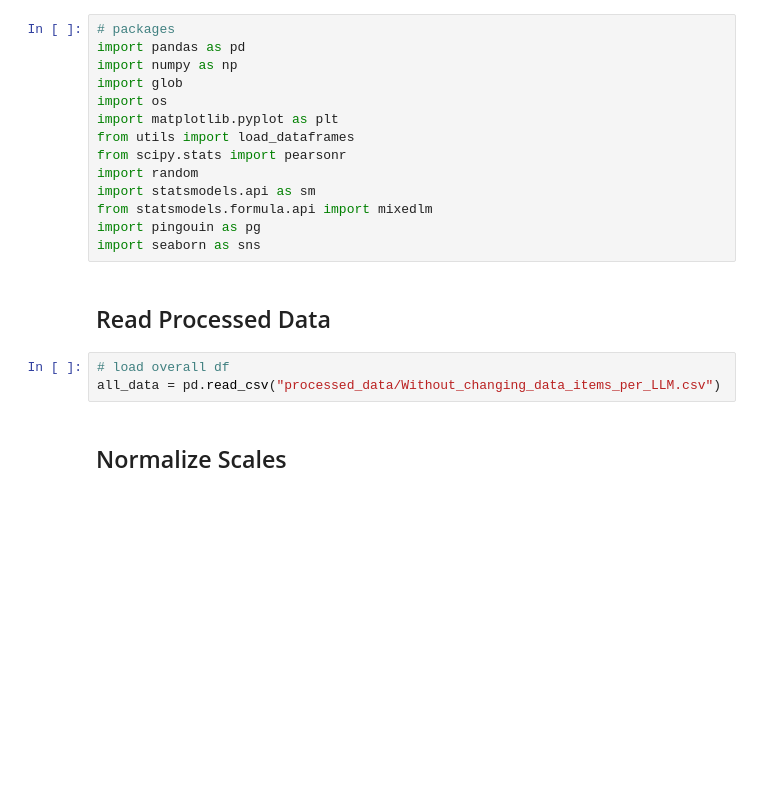
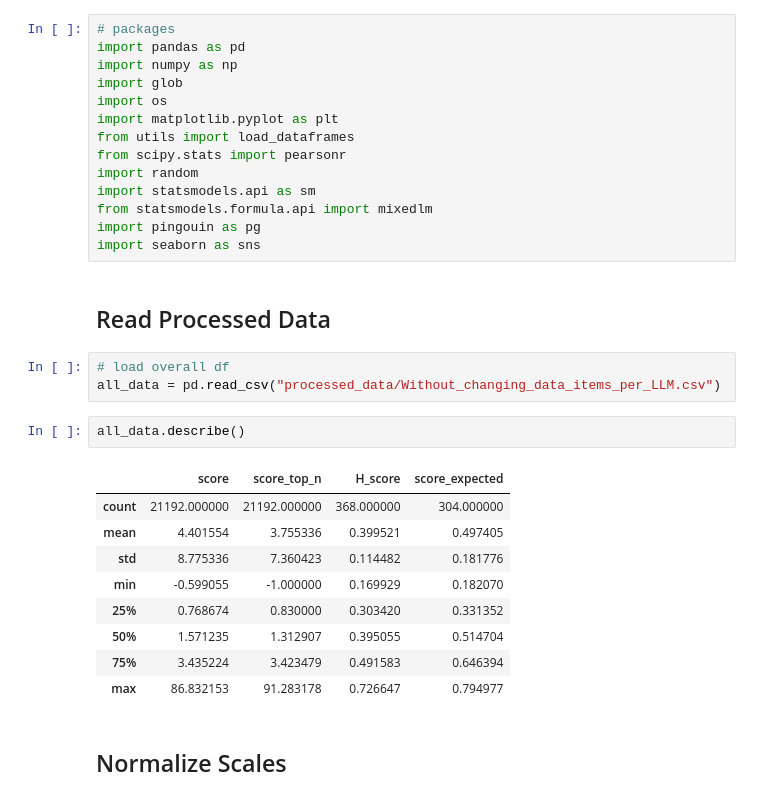
Before and after one commit to jelenameyer/GenInLLM, a Jupyter notebook: data_analysis/Without_changing_data_reliability_analysis.ipynb, the cells around one changed output. Saved outputs shown, nothing was run; the diff lists cells and outputs as text; blank space fills up the shorter version.

```diff
--- a/data_analysis/Without_changing_data_reliability_analysis.ipynb
+++ b/data_analysis/Without_changing_data_reliability_analysis.ipynb
@@ -21,6 +21,18 @@ import seaborn as sns
 # %%
 # load overall df
 all_data = pd.read_csv("processed_data/Without_changing_data_items_per_LLM.csv")
+# %%
+all_data.describe()
+# %% [output]
+|  | score | score_top_n | H_score | score_expected |
+| count | 21192.000000 | 21192.000000 | 368.000000 | 304.000000 |
+| mean | 4.401554 | 3.755336 | 0.399521 | 0.497405 |
+| std | 8.775336 | 7.360423 | 0.114482 | 0.181776 |
+| min | -0.599055 | -1.000000 | 0.169929 | 0.182070 |
+| 25% | 0.768674 | 0.830000 | 0.303420 | 0.331352 |
+| 50% | 1.571235 | 1.312907 | 0.395055 | 0.514704 |
+| 75% | 3.435224 | 3.423479 | 0.491583 | 0.646394 |
+| max | 86.832153 | 91.283178 | 0.726647 | 0.794977 |
 # %% [markdown]
 ## Normalize Scales
 # %%
```
Also changed, not shown: parts of 4 cells of this notebook.
